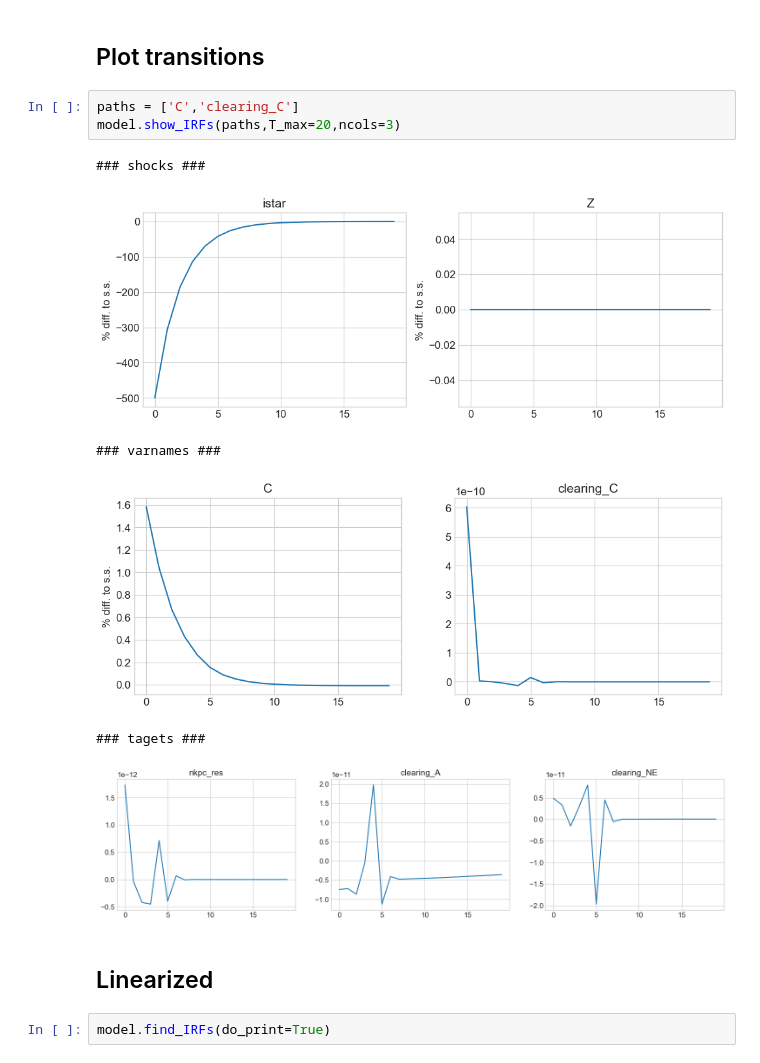
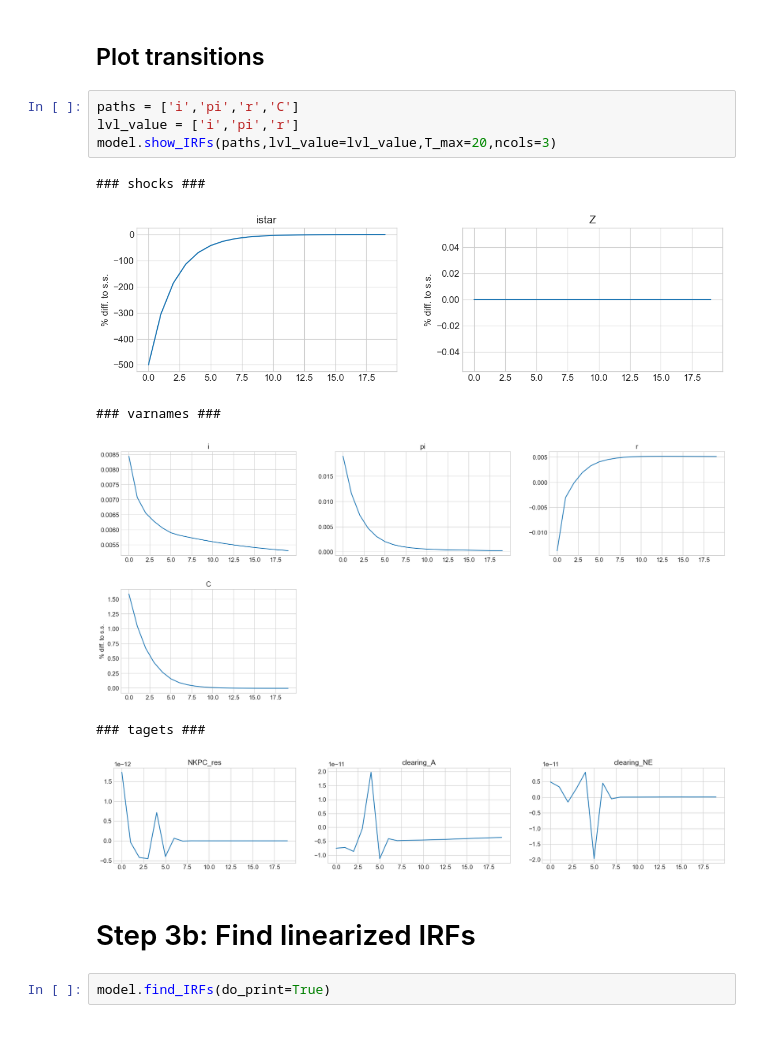
Before and after one commit to NumEconCopenhagen/GEModelToolsNotebooks, a Jupyter notebook: HANK/HANK.ipynb, the cells around one changed output. Drawn from its saved outputs; the diff is of its cells as text; blank space fills up the shorter version.

```diff
--- a/HANK/HANK.ipynb
+++ b/HANK/HANK.ipynb
@@ -201,17 +202,18 @@ transition path found in 10.8 secs
 # %% [markdown]
 ## Plot transitions
 # %%
-paths = ['C','clearing_C']
-model.show_IRFs(paths,T_max=20,ncols=3)
+paths = ['i','pi','r','C']
+lvl_value = ['i','pi','r']
+model.show_IRFs(paths,lvl_value=lvl_value,T_max=20,ncols=3)
 # %% [output]
 ### shocks ###
-[figure, old version]
+[figure, new version]
 ### varnames ###
-[figure, old version]
+[figure, new version]
 ### tagets ###
-[figure, old version]
+[figure, new version]
-# %% [markdown]
-## Linearized
+# %% [markdown]
+# Step 3b: Find linearized IRFs
 # %%
 model.find_IRFs(do_print=True)
 # %% [output]
```
Also changed, not shown: parts of 20 cells of this notebook, 17 other files.
